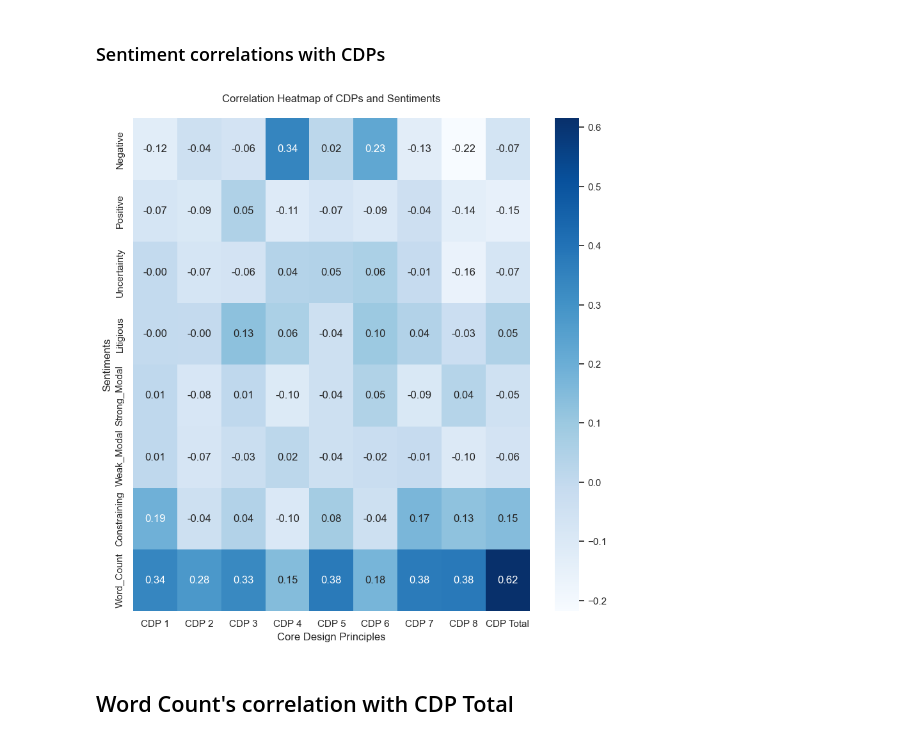
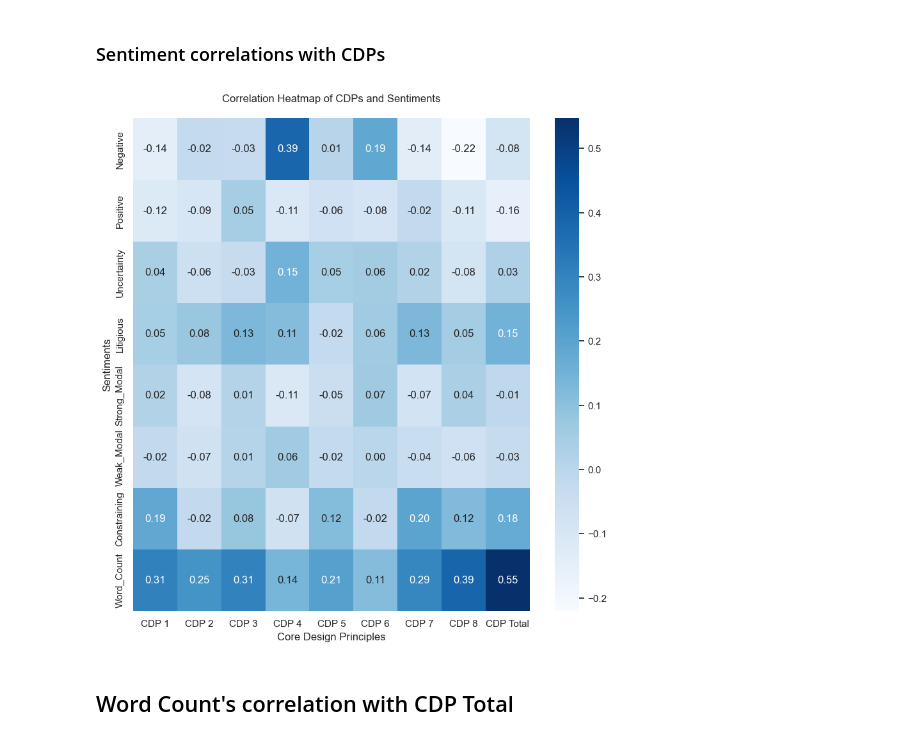
Before and after one commit to SanteriIsotalo/masters-thesis-online-appendix, a Jupyter notebook: analysis.ipynb, the cells around one changed output. Drawn from its saved outputs; the diff is of its cells as text; code cells hidden in the pictures.

```diff
--- a/analysis.ipynb
+++ b/analysis.ipynb
@@ -270,19 +272,19 @@ plt.show()
 # %%
 #sentiments are dataset[sentiment_cols]
 cdps = dataset[['CDP 1','CDP 2','CDP 3','CDP 4','CDP 5','CDP 6','CDP 7','CDP 8', 'CDP Total']]
 sentiments = dataset[sentiment_cols]
 
 #only interested how sentiments correlate with cdp, not how everything correlates
-cdp_sent_corr = cdps.apply(lambda x: sentiments.corrwith(x))
+cdp_sent_corr = cdps.apply(lambda x: sentiments.corrwith(x, method ='spearman'))
 plt.figure(figsize=(10,10))
 sns.heatmap(cdp_sent_corr, annot=True, cmap = "Blues", fmt=".2f")
 plt.title('Correlation Heatmap of CDPs and Sentiments\n')
 plt.ylabel('Sentiments')
 plt.xlabel('Core Design Principles')
-plt.savefig("Sentiment and CDP correlations", bbox_inches='tight')
+#plt.savefig("Sentiment and CDP correlations", bbox_inches='tight')
 plt.show()
 # %% [output]
-[figure, old version]
+[figure, new version]
 # %% [markdown]
 ## Word Count's correlation with CDP Total
 # %% [markdown]
```
Also changed, not shown: parts of 11 cells of this notebook.
